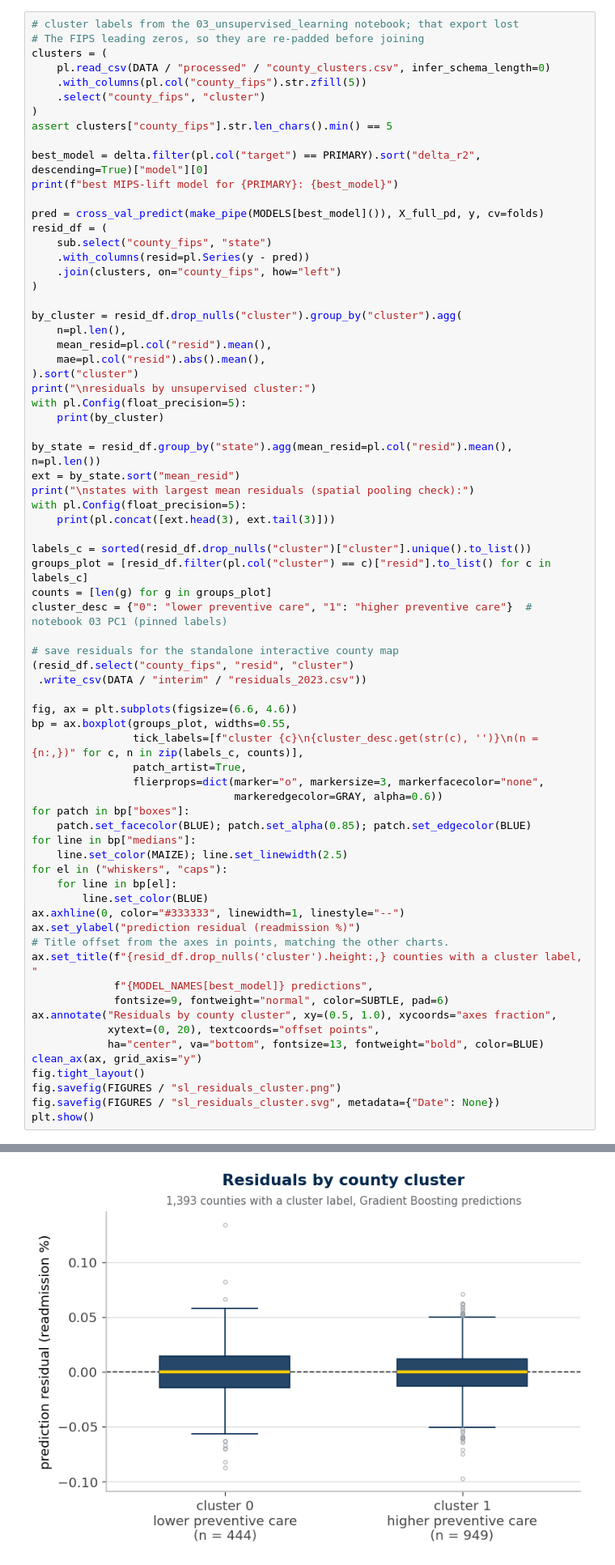
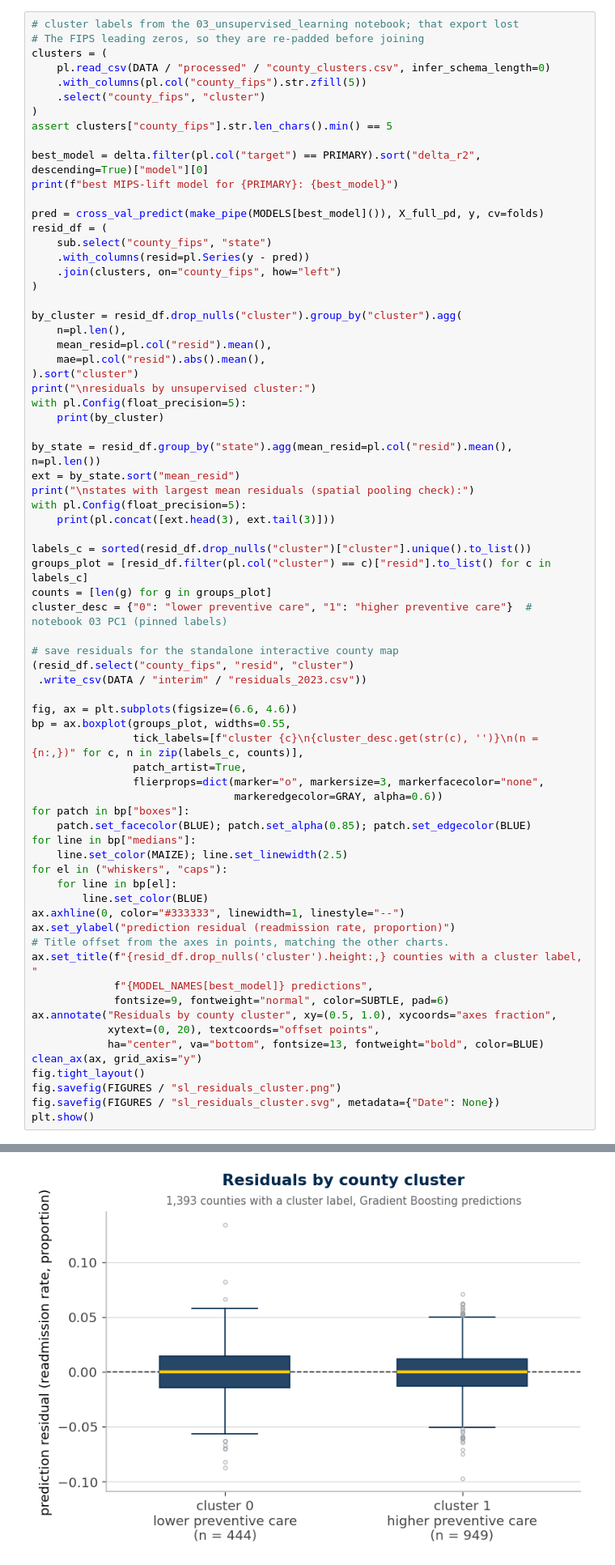
Before and after one commit to memckay/mads-capstone, a Jupyter notebook: notebooks/04_supervised_learning.ipynb, the cells around one changed output, grey strips where cells are left out. Shown at 81% size. Saved outputs shown, nothing was run; the diff lists cells and outputs as text.

```diff
--- a/notebooks/04_supervised_learning.ipynb
+++ b/notebooks/04_supervised_learning.ipynb
@@ -1288,38 +1288,38 @@ for el in ("whiskers", "caps"):
     for line in bp[el]:
         line.set_color(BLUE)
 ax.axhline(0, color="#333333", linewidth=1, linestyle="--")
-ax.set_ylabel("prediction residual (readmission %)")
+ax.set_ylabel("prediction residual (readmission rate, proportion)")
 # Title offset from the axes in points, matching the other charts.
 ax.set_title(f"{resid_df.drop_nulls('cluster').height:,} counties with a cluster label, "
              f"{MODEL_NAMES[best_model]} predictions",
              fontsize=9, fontweight="normal", color=SUBTLE, pad=6)
 ax.annotate("Residuals by county cluster", xy=(0.5, 1.0), xycoords="axes fraction",
             xytext=(0, 20), textcoords="offset points",
             ha="center", va="bottom", fontsize=13, fontweight="bold", color=BLUE)
 clean_ax(ax, grid_axis="y")
 fig.tight_layout()
 fig.savefig(FIGURES / "sl_residuals_cluster.png")
 fig.savefig(FIGURES / "sl_residuals_cluster.svg", metadata={"Date": None})
 plt.show()
 # %% [output]
 best MIPS-lift model for readmission_pct: grad_boost
 
 residuals by unsupervised cluster:
 shape: (2, 4)
 ┌─────────┬─────┬────────────┬─────────┐
 │ cluster ┆ n   ┆ mean_resid ┆ mae     │
 │ ---     ┆ --- ┆ ---        ┆ ---     │
 │ str     ┆ u32 ┆ f64        ┆ f64     │
 ╞═════════╪═════╪════════════╪═════════╡
 │ 0       ┆ 444 ┆ -0.00039   ┆ 0.01806 │
 │ 1       ┆ 949 ┆ -0.00055   ┆ 0.01628 │
 └─────────┴─────┴────────────┴─────────┘
 ... (11 lines left out)
 │ 17    ┆ 0.01590    ┆ 84  │
 │ 24    ┆ 0.01711    ┆ 24  │
 │ 54    ┆ 0.01840    ┆ 36  │
 └───────┴────────────┴─────┘
-[figure, old version]
+[figure, new version]
 # %% [markdown]
 ### **11.1 Residual choropleth**
 
```
Also changed, not shown: parts of 1 cell of this notebook, 5 other files.
